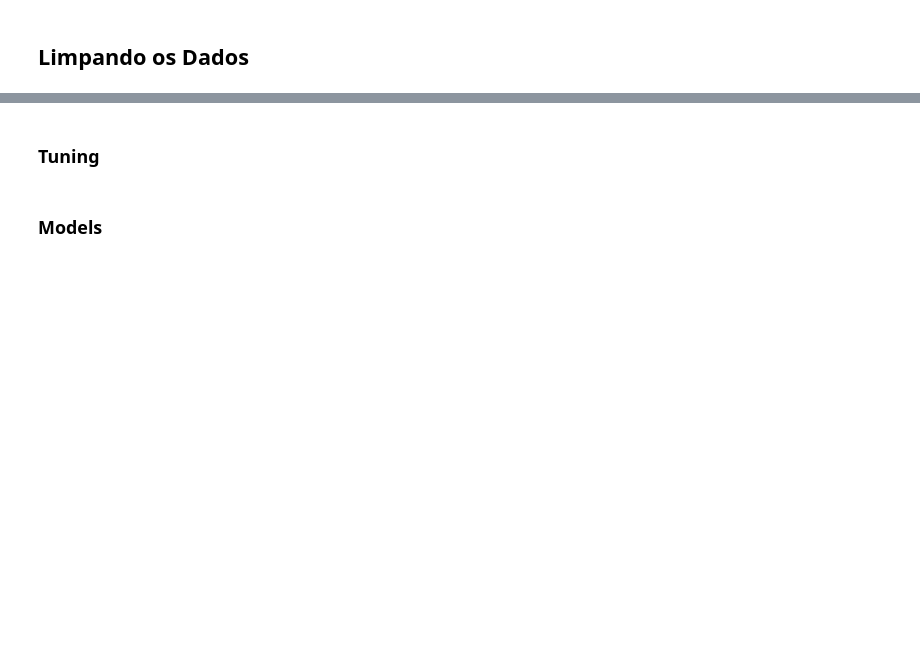
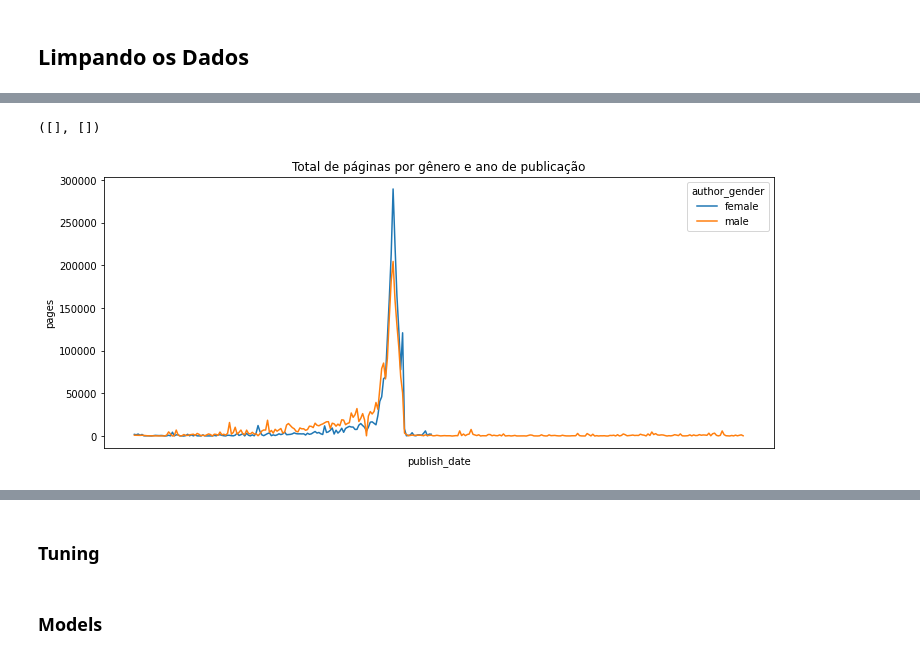
Before and after one commit to HerbertMariano/classificacao_genero, a Jupyter notebook: text_classification.ipynb, the cells around one changed output, grey strips where cells are left out. Cells and saved outputs as stored; diff of their text form; code cells hidden in the pictures; blank space fills up the shorter version.

```diff
--- a/text_classification.ipynb
+++ b/text_classification.ipynb
@@ -13,6 +18,6 @@ import seaborn as sns
 import warnings
 warnings.filterwarnings('ignore')
 # %%
-df = pd.read_csv('good_reads_final.csv')
+df = pd.read_csv('https://raw.githubusercontent.com/HerbertMariano/classificacao_genero/master/good_reads_final.csv')
 # %%
 df.columns
@@ -51,7 +73,10 @@ df.groupby('author_gender',observed=True).count()['pages'].plot(kind='bar',figsi
 # %%
 plt.figure(figsize=(12,5))
-sns.lineplot(df.dropna().groupby(['author_gender','publish_date'],observed=True,as_index=True).sum(),x='publish_date',y='pages',hue='author_gender').set_title('Total de páginas por gênero e ano de publicação')
+sns.lineplot(data=df.dropna().groupby(['author_gender','publish_date'],observed=True,as_index=True).sum(),x='publish_date',y='pages',hue='author_gender').set_title('Total de páginas por gênero e ano de publicação')
 plt.xticks([])
+# %% [output]
+([], [])
+[figure, added]
 # %%
 plt.figure(figsize=(30,5))
 sns.boxplot(x='genre_1',y='pages',data=df,hue='author_gender', palette='rainbow')
```
Also changed, not shown: parts of 16 cells of this notebook.
